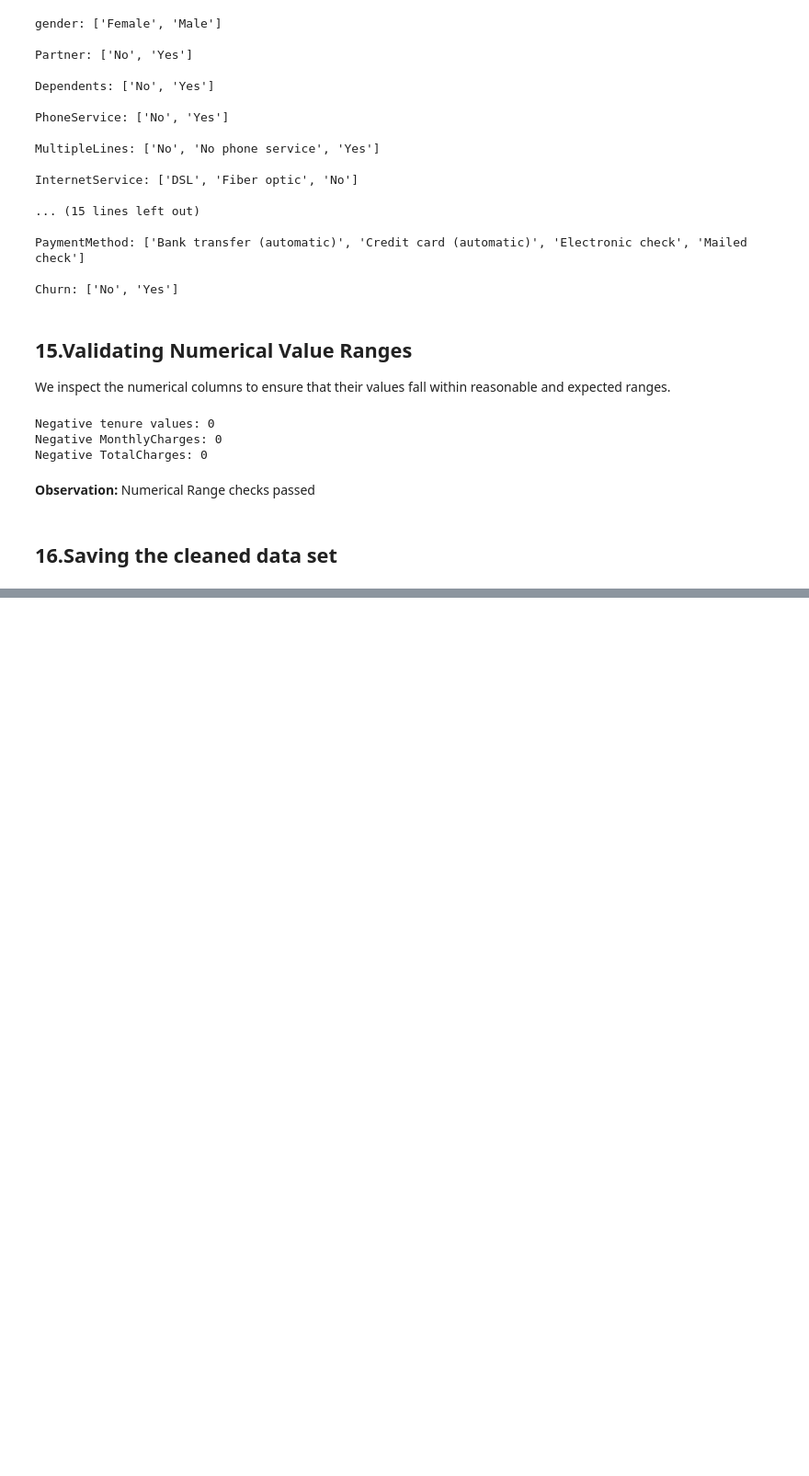
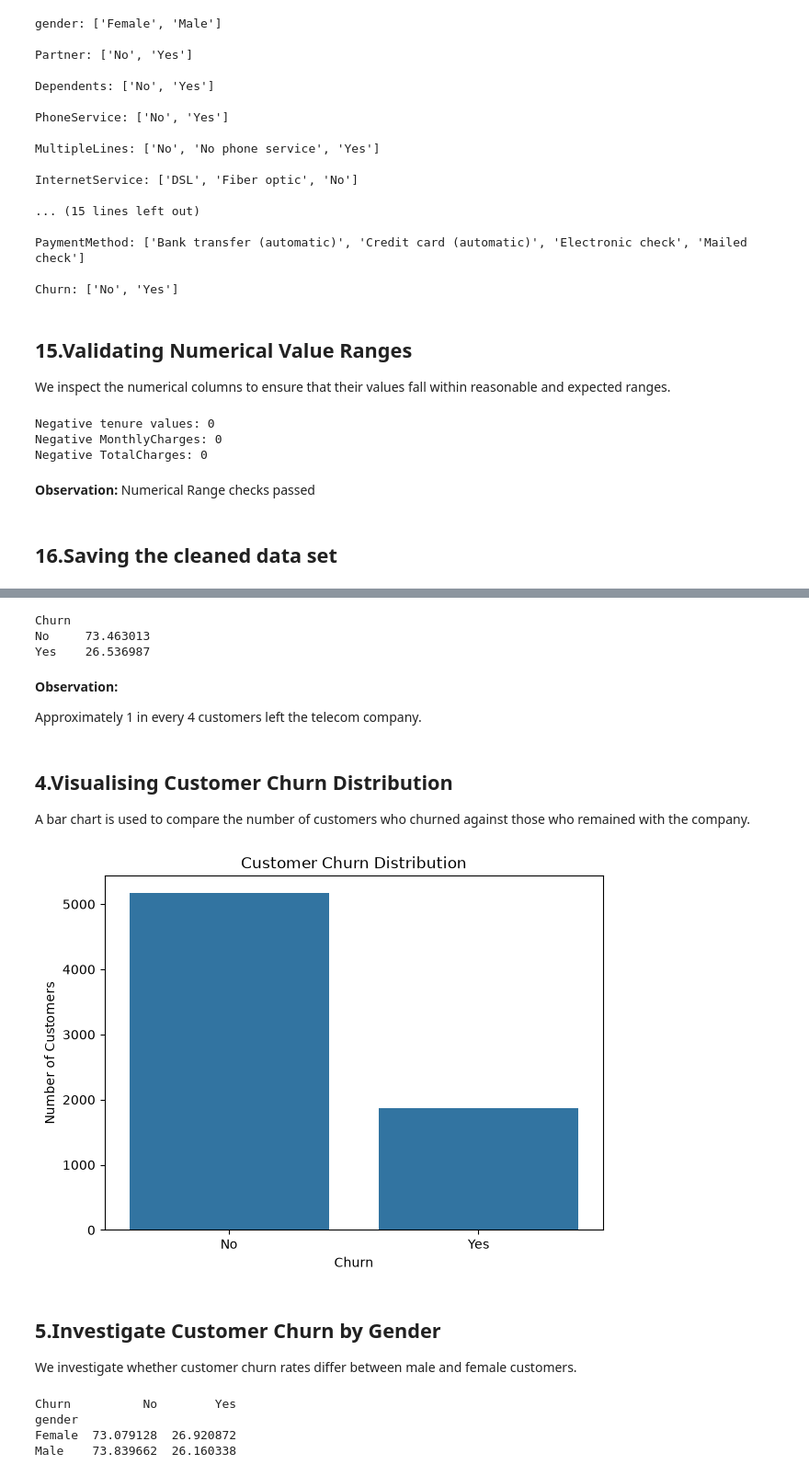
Before and after one commit to IsiphileIsie/Customer-churn-analysis, a Jupyter notebook: notebooks/customer_churn_analysis.ipynb, the cells around one changed output, grey strips where cells are left out. Shown at 92% size. Drawn from its saved outputs; the diff is of its cells as text; code cells hidden in the pictures; blank space fills up the shorter version.

Commit message:
Complete exploratory data analysis

```diff
--- a/notebooks/customer_churn_analysis.ipynb
+++ b/notebooks/customer_churn_analysis.ipynb
@@ -320,0 +329,8 @@ df_clean.to_csv("../data/processed/customer_cleaned_data.csv", index=False)
+# %%
+import pandas as pd
+import matplotlib.pyplot as plt
+import seaborn as sns
+
+df = pd.read_csv("../data/processed/customer_cleaned_data.csv")
+
+print(df.shape)
@@ -320,0 +355,45 @@ df_clean.to_csv("../data/processed/customer_cleaned_data.csv", index=False)
+# %%
+churn_percentage = df["Churn"].value_counts(normalize=True) * 100
+
+print(churn_percentage.to_string())
+# %% [output]
+Churn
+No     73.463013
+Yes    26.536987
+# %% [markdown]
+**Observation:**
+
+Approximately 1 in every 4 customers left the telecom company.
+# %% [markdown]
+## 4.Visualising Customer Churn Distribution
+
+A bar chart is used to compare the number of customers who churned against those who remained with the company.
+# %%
+plt.figure(figsize=(7, 5))
+
+sns.countplot(data=df, x="Churn")
+
+plt.title("Customer Churn Distribution")
+plt.xlabel("Churn")
+plt.ylabel("Number of Customers")
+
+plt.show()
+# %% [output]
+[figure, added]
+# %% [markdown]
+## 5.Investigate Customer Churn by Gender
+
+We investigate whether customer churn rates differ between male and female customers.
+# %%
+gender_churn = pd.crosstab(
+    df["gender"],
+    df["Churn"],
+    normalize="index"
+) * 100
+
+print(gender_churn.to_string())
+# %% [output]
+Churn          No        Yes
+gender
+Female  73.079128  26.920872
+Male    73.839662  26.160338
```
Also changed, not shown: parts of 51 cells of this notebook.
